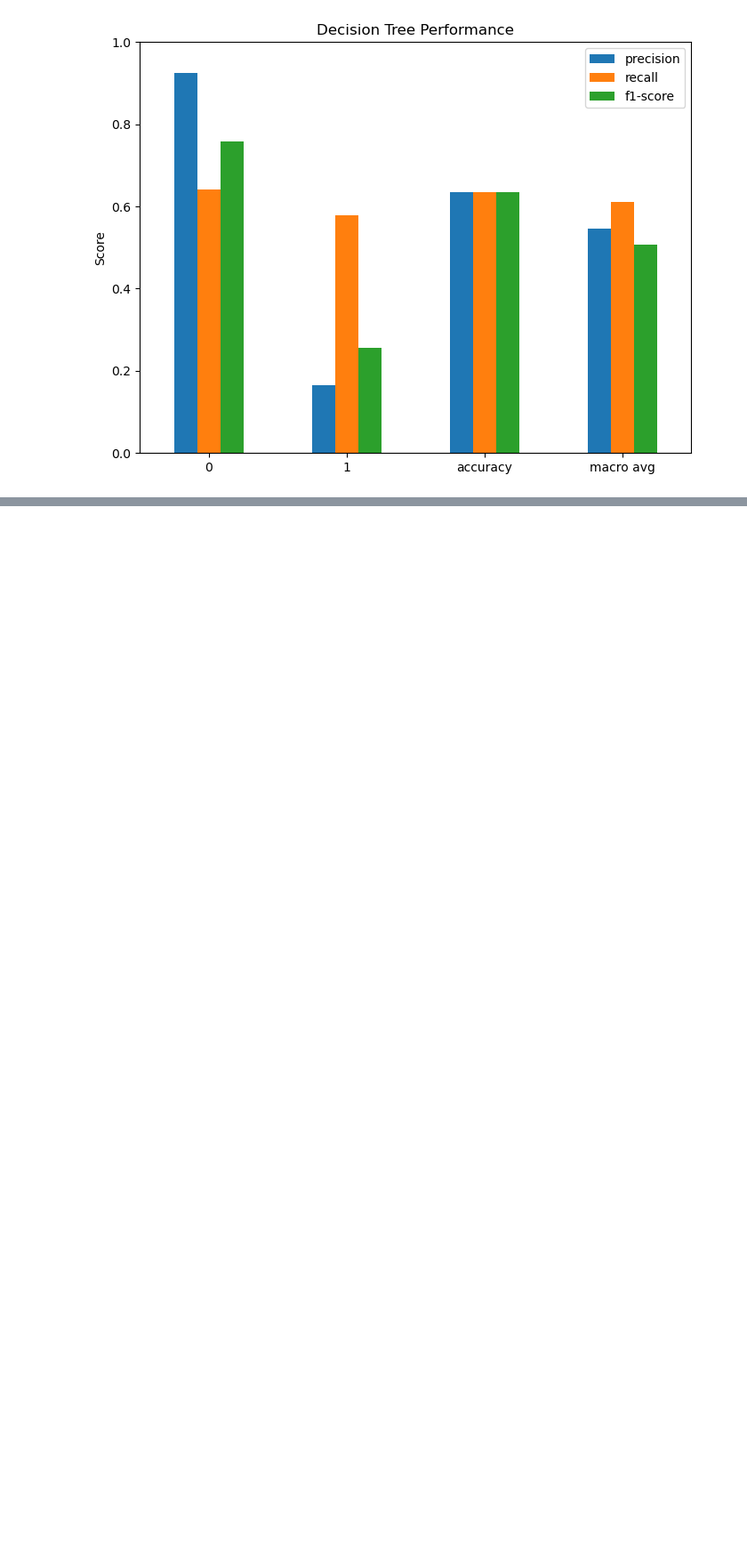
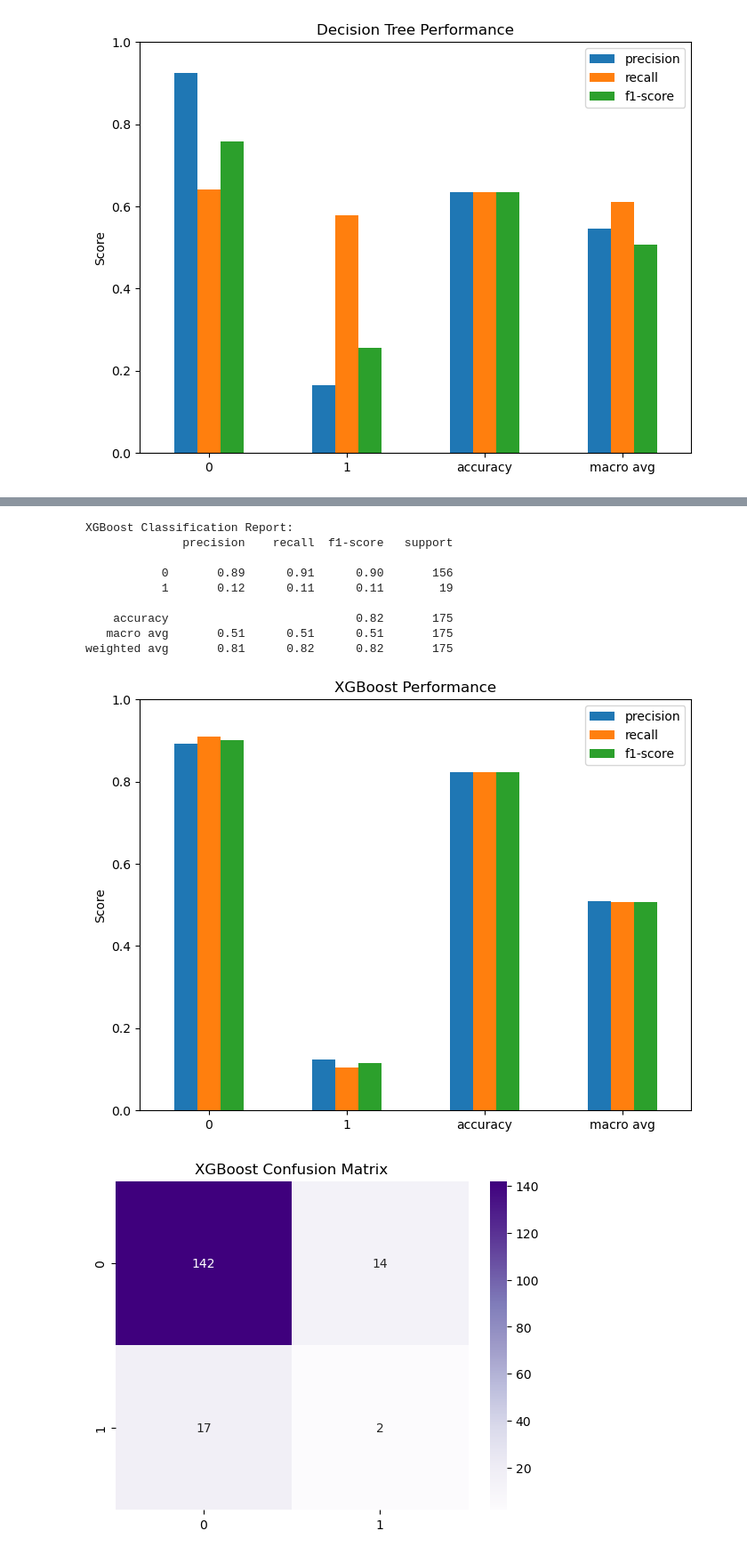
Before and after one commit to omerkaraca-fire/DSA210_TermProject, a Jupyter notebook: MachineLearning/machinelearning.ipynb, the cells around one changed output, grey strips where cells are left out. Shown at 89% size. Saved outputs shown, nothing was run; the diff lists cells and outputs as text; code cells hidden in the pictures; blank space fills up the shorter version.

```diff
--- a/MachineLearning/machinelearning.ipynb
+++ b/MachineLearning/machinelearning.ipynb
@@ -851,0 +1067,57 @@ plt.show()
+# %%
+#-------------------------------------XGBOOST CLASSIFIER--------------------------------#
+# XGBoost classifier to predict whether a day is in the final exam period or not.
+
+
+from xgboost import XGBClassifier
+negative_count = (y_train == 0).sum()
+positive_count = (y_train == 1).sum()
+
+scale_pos_weight = negative_count / positive_count
+
+xgboost_model = XGBClassifier(
+    random_state=42,
+    eval_metric="logloss",
+    scale_pos_weight=scale_pos_weight)
+xgboost_model.fit(X_train, y_train)
+y_xgboost_pred = xgboost_model.predict(X_test)
+print("XGBoost Classification Report:")
+print(classification_report(y_test, y_xgboost_pred))
+#Saving the xgboost classification report in csv and png to the folder results.
+xgboost_report = classification_report(y_test, y_xgboost_pred, output_dict=True)
+xgboost_df = pd.DataFrame(xgboost_report).transpose().iloc[:-1, :3]
+xgboost_df.to_csv(result_path / "xgboost_report.csv")
+xgboost_df.plot(kind="bar", figsize=(8, 6))
+plt.title("XGBoost Performance")
+plt.ylabel("Score")
+plt.ylim(0, 1)
+plt.xticks(rotation=0)
+plt.legend(loc="upper right")
+plt.savefig(result_path / "xgboost_performance.png", dpi=300, bbox_inches="tight")
+plt.show()
+
+# Saving the performance of the xgboost model in csv
+xgboost_macro_df = (
+    pd.DataFrame(xgboost_report)
+    .transpose()
+    .loc[["macro avg"], ["precision", "recall", "f1-score"]]
+)
+xgboost_macro_df.to_csv(result_path / "xgboost_macro_report.csv")
+
+# Heat map for confusion matrix of xgboost model.
+plt.title("XGBoost Confusion Matrix")
+sns.heatmap(confusion_matrix(y_test, y_xgboost_pred), annot=True, fmt="d", cmap="Purples")
+plt.savefig(result_path / "xgboost_confusion_matrix.png", dpi=300, bbox_inches="tight")
+plt.show()
+# %% [output]
+XGBoost Classification Report:
+              precision    recall  f1-score   support
+
+           0       0.89      0.91      0.90       156
+           1       0.12      0.11      0.11        19
+
+    accuracy                           0.82       175
+   macro avg       0.51      0.51      0.51       175
+weighted avg       0.81      0.82      0.82       175
+[figure, added]
+[figure, added]
```
Also changed, not shown: parts of 35 cells of this notebook, 56 other files.
